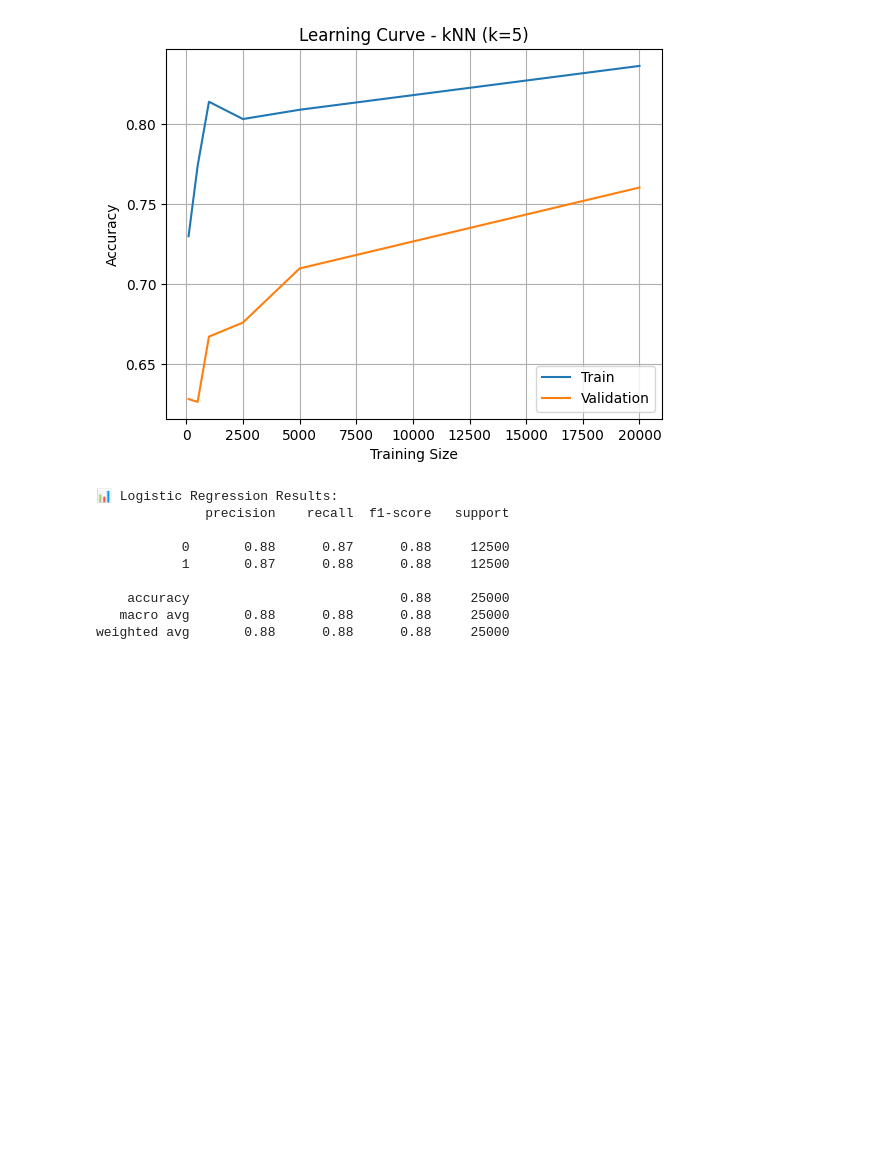
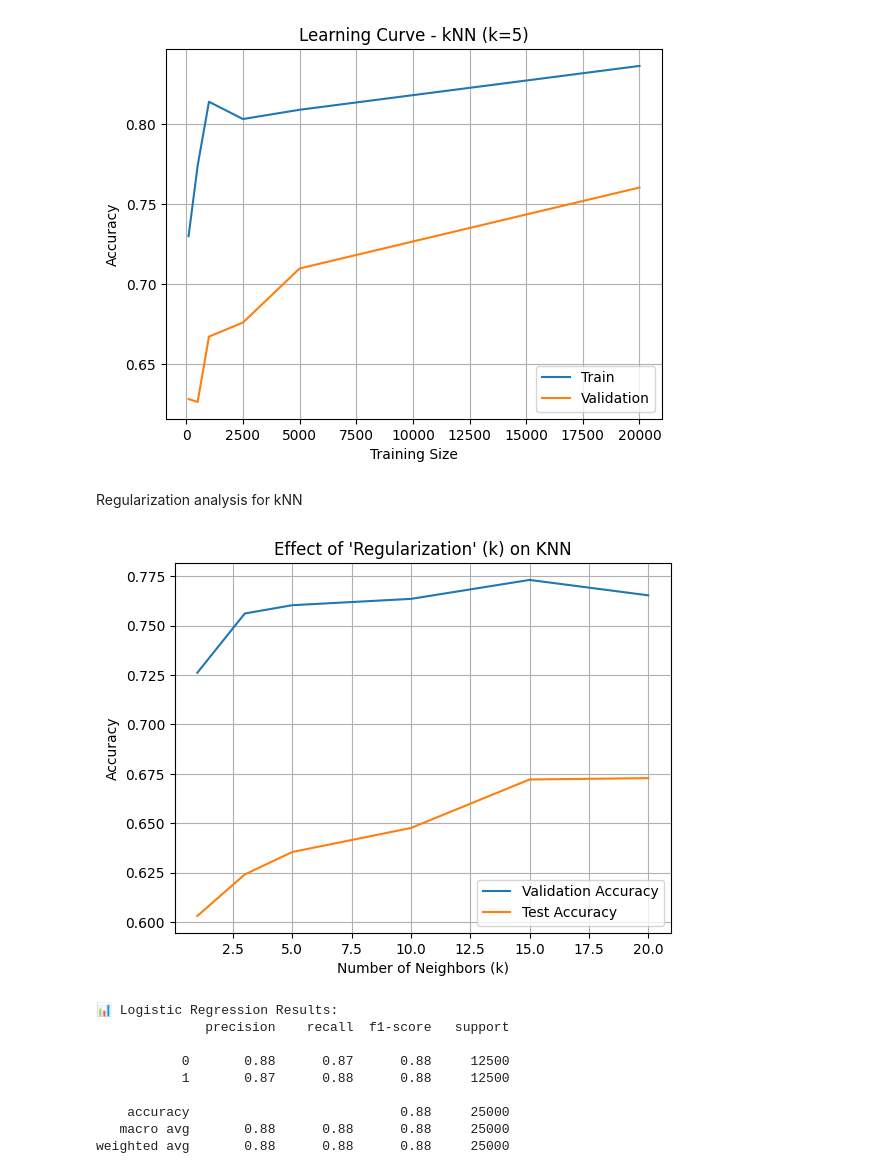
Before and after one commit to sabrinaprc/IMDB-Analysis-178-Project, a Jupyter notebook: imdb.ipynb, the cells around one changed output. Saved outputs shown, nothing was run; the diff lists cells and outputs as text; code cells hidden in the pictures; blank space fills up the shorter version.

Commit message:
running the regularization mdoels

```diff
--- a/imdb.ipynb
+++ b/imdb.ipynb
@@ -92,6 +92,32 @@ plt.grid()
 plt.show()
 # %% [output]
 [figure]
+# %% [markdown]
+Regularization analysis for kNN
+# %%
+# K values for testing
+k_vals =[1, 3, 5, 10, 15, 20]
+# %%
+val_scores = []
+test_scores = []
+
+for k in k_vals:
+    knn = KNeighborsClassifier(n_neighbors=k)
+    knn.fit(X_train_vec, y_train)
+    val_scores.append(knn.score(X_val_vec, y_val))
+    test_scores.append(knn.score(X_test_vec, test_labels))
+
+# Plotting
+plt.plot(k_vals, val_scores, label="Validation Accuracy")
+plt.plot(k_vals, test_scores, label="Test Accuracy")
+plt.xlabel("Number of Neighbors (k)")
+plt.ylabel("Accuracy")
+plt.title("Effect of 'Regularization' (k) on KNN")
+plt.legend()
+plt.grid()
+plt.show()
+# %% [output]
+[figure, added]
 # %%
 # 6. Train and Evaluate Logistic Regression
 logreg = LogisticRegression(C=1.0, max_iter=1000)
```
Also changed, not shown: parts of 3 cells of this notebook.
